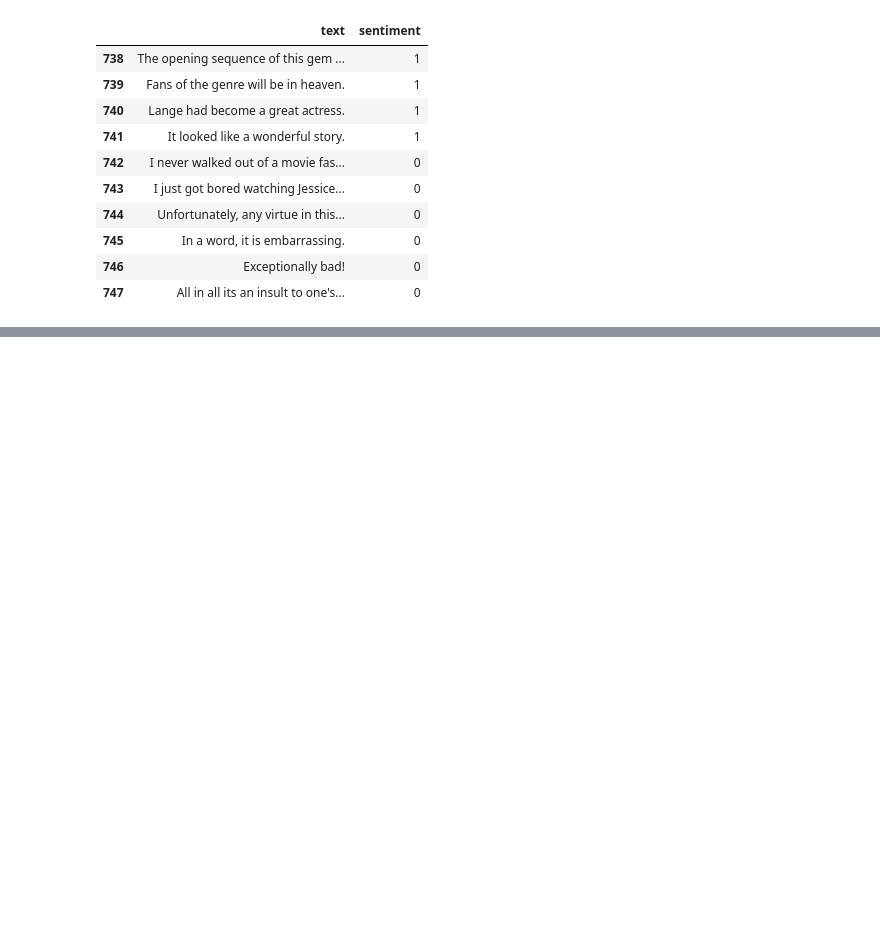
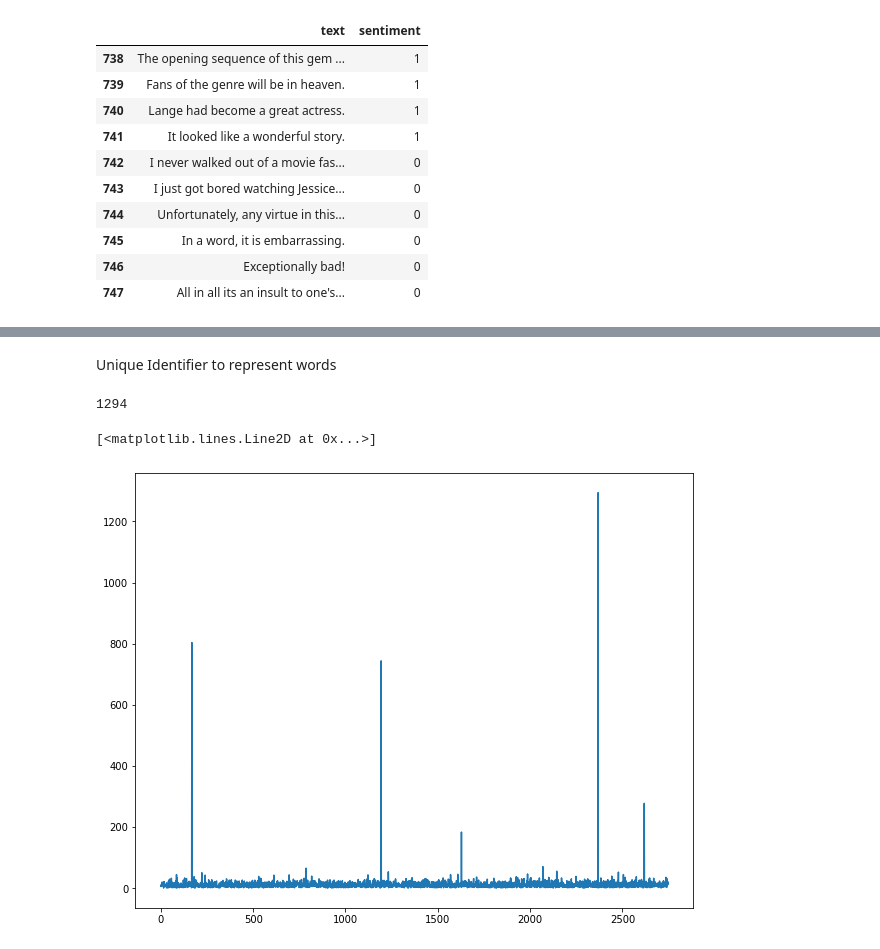
Before and after one commit to D2DOnline/ML, a Jupyter notebook: NLP_ReviewAnalysis.ipynb, the cells around one changed output, grey strips where cells are left out. Drawn from its saved outputs; the diff is of its cells as text; code cells hidden in the pictures; blank space fills up the shorter version.

```diff
--- a/NLP_ReviewAnalysis.ipynb
+++ b/NLP_ReviewAnalysis.ipynb
@@ -148,0 +154,10 @@ all_reviews
+# %%
+DELIMITER = ';|\.|,|\?|"| '
+# %%
+def count_words(text):
+  tokens = re.split(DELIMITER, text)
+  tokens = list(filter(lambda x: len(x)>0, tokens))
+  return len(tokens)
+# %%
+all_reviews['counts'] = all_reviews['text'].map(count_words)
+all_reviews
@@ -148,0 +178,7 @@ all_reviews
+# %% [markdown]
+Unique Identifier to represent words
+# %%
+max_review_length = all_reviews['counts'].max()
+max_review_length
+# %% [output]
+1294
@@ -148,0 +187,6 @@ all_reviews
+# %%
+figure = plt.figure(figsize=(10,8))
+plt.plot(all_reviews['counts'])
+# %% [output]
+[<matplotlib.lines.Line2D at 0x...>]
+[figure, added]
```
Also changed, not shown: parts of 24 cells of this notebook.
